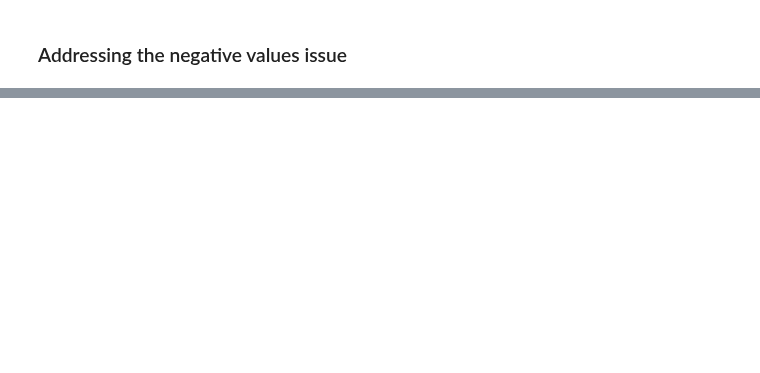
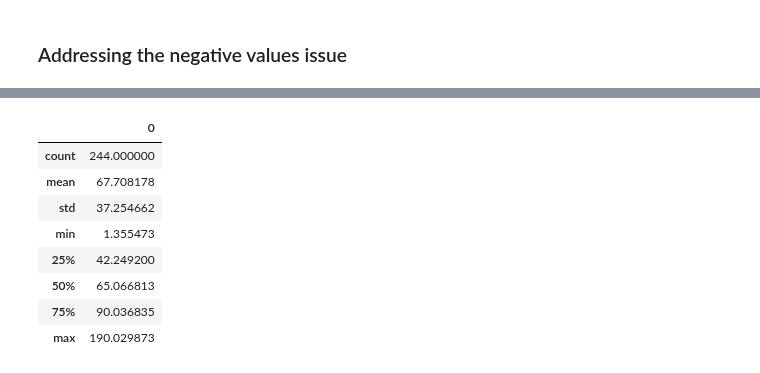
Before and after one commit to Aqua5lad/PDA-Dec-Project, a Jupyter notebook: PDA Project Dec 2018.ipynb, the cells around one changed output, grey strips where cells are left out. Saved outputs shown, nothing was run; the diff lists cells and outputs as text; code cells hidden in the pictures; blank space fills up the shorter version.

```diff
--- a/PDA Project Dec 2018.ipynb
+++ b/PDA Project Dec 2018.ipynb
@@ -495,0 +518,14 @@ cols
+# %%
+# convert the data array to a dataframe and see the stats:
+grain = pd.DataFrame(np.array(grain))
+grain.describe()
+# %% [output]
+|  | 0 |
+| count | 244.000000 |
+| mean | 67.708178 |
+| std | 37.254662 |
+| min | 1.355473 |
+| 25% | 42.249200 |
+| 50% | 65.066813 |
+| 75% | 90.036835 |
+| max | 190.029873 |
```
Also changed, not shown: parts of 17 cells of this notebook.
